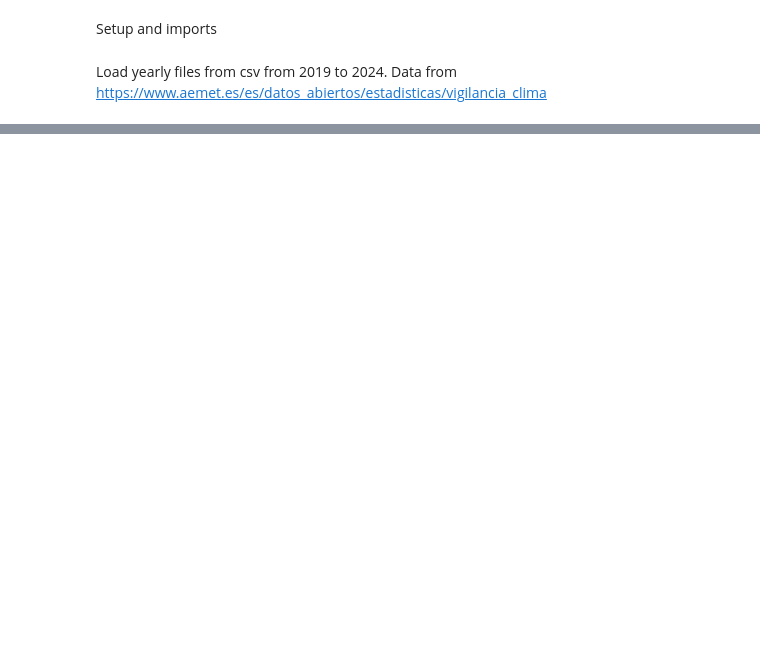
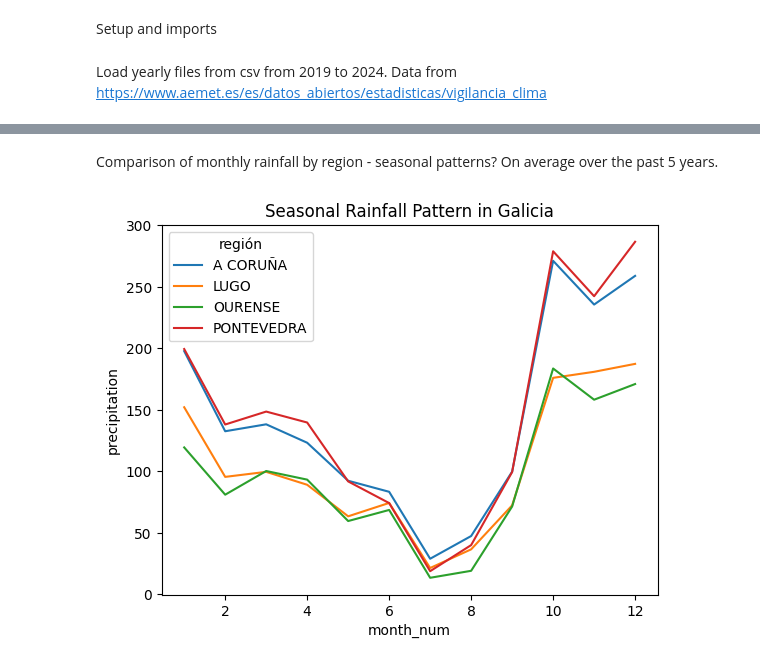
Before and after one commit to madelinelebreton/galicia-climate-analysis, a Jupyter notebook: notebooks/precipitation_monthly_data.ipynb, the cells around one changed output, grey strips where cells are left out. Cells and saved outputs as stored; diff of their text form; code cells hidden in the pictures; blank space fills up the shorter version.

```diff
--- a/notebooks/precipitation_monthly_data.ipynb
+++ b/notebooks/precipitation_monthly_data.ipynb
@@ -25,0 +195,10 @@ UnicodeDecodeError: 'utf-8' codec can't decode byte 0xe1 in position 3: invalid
+# %% [markdown]
+Comparison of monthly rainfall by region - seasonal patterns? On average over the past 5 years.
+# %%
+seasonality = galicia.groupby(["región","month_num"])["precipitation"].mean().reset_index()
+
+sns.lineplot(data=seasonality, x="month_num", y="precipitation", hue="región")
+plt.title("Seasonal Rainfall Pattern in Galicia")
+plt.show()
+# %% [output]
+[figure, added]
```
Also changed, not shown: parts of 23 cells of this notebook, 5 other files.
